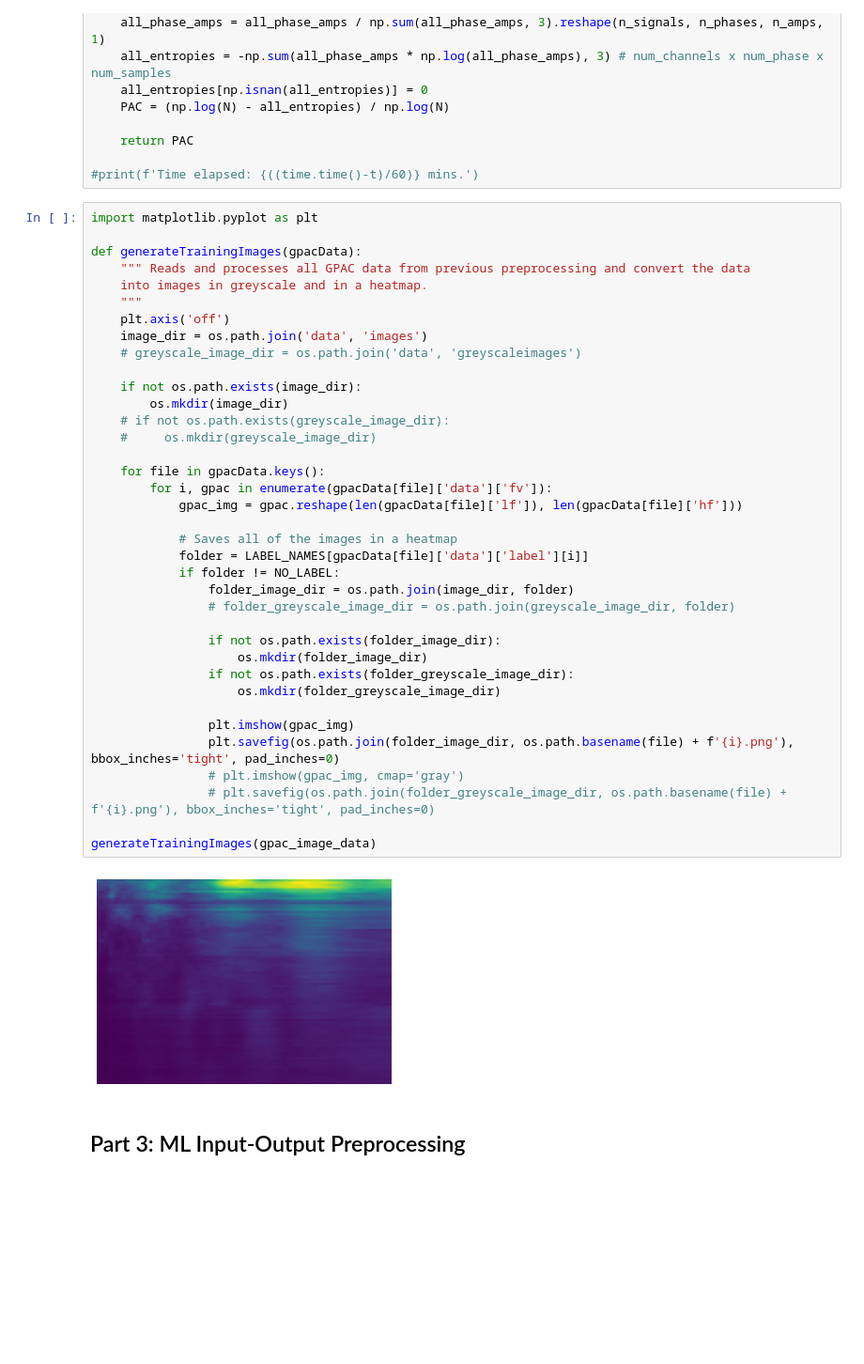
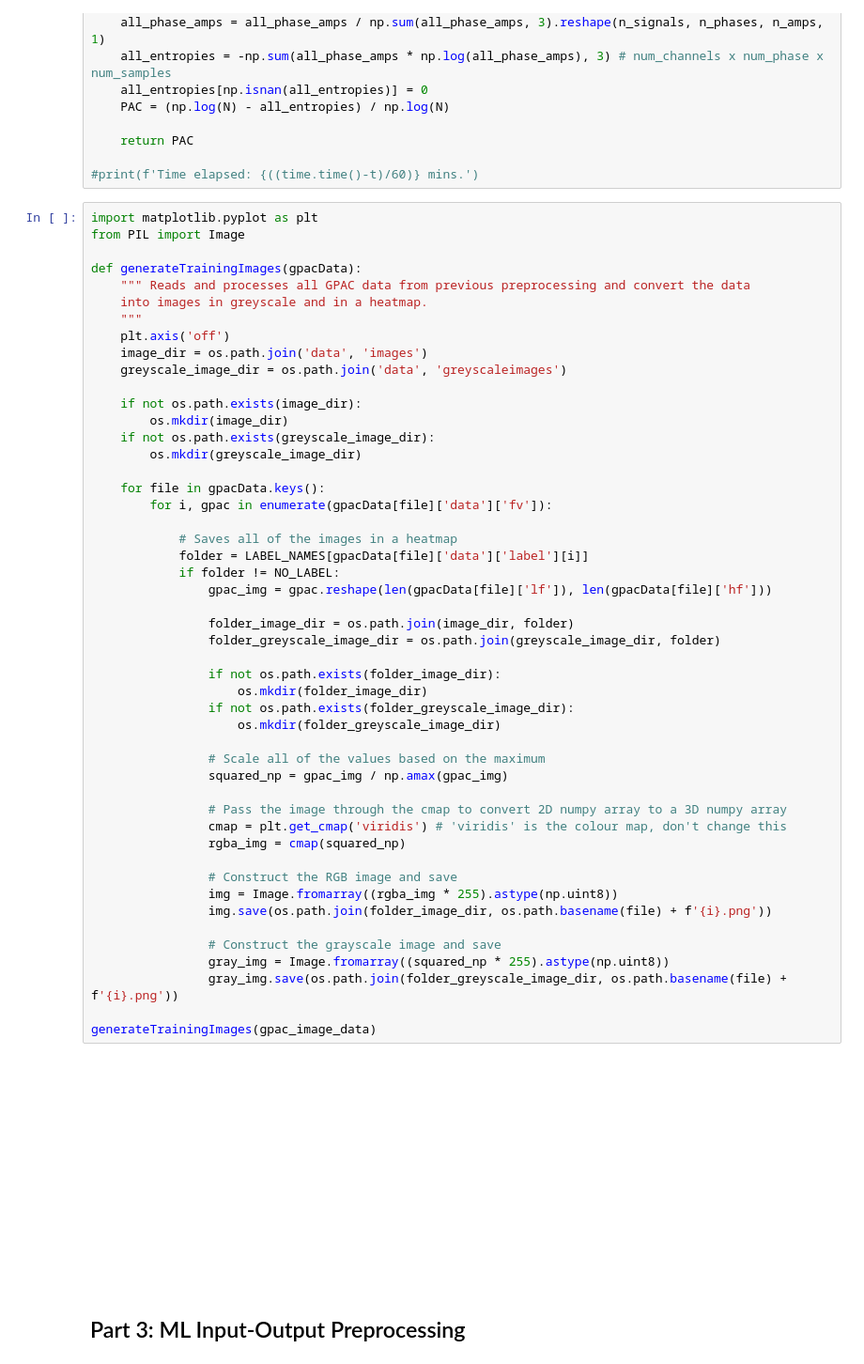
Before and after one commit to ChrisDryden/ECE496, a Jupyter notebook: capstone_project_EEG_detection.ipynb, the cells around one changed output. Shown at 94% size. Saved outputs shown, nothing was run; the diff lists cells and outputs as text; blank space fills up the shorter version.

```diff
--- a/capstone_project_EEG_detection.ipynb
+++ b/capstone_project_EEG_detection.ipynb
@@ -744,43 +736,55 @@ def do_tort_pac_numpy(c1,c2,N=18):
 #print(f'Time elapsed: {((time.time()-t)/60)} mins.')
 # %%
 import matplotlib.pyplot as plt
+from PIL import Image
 
 def generateTrainingImages(gpacData):
     """ Reads and processes all GPAC data from previous preprocessing and convert the data
     into images in greyscale and in a heatmap.
     """
     plt.axis('off')
     image_dir = os.path.join('data', 'images')
-    # greyscale_image_dir = os.path.join('data', 'greyscaleimages')
+    greyscale_image_dir = os.path.join('data', 'greyscaleimages')
 
     if not os.path.exists(image_dir):
         os.mkdir(image_dir)
-    # if not os.path.exists(greyscale_image_dir):
-    #     os.mkdir(greyscale_image_dir)
+    if not os.path.exists(greyscale_image_dir):
+        os.mkdir(greyscale_image_dir)
 
     for file in gpacData.keys():
         for i, gpac in enumerate(gpacData[file]['data']['fv']):
-            gpac_img = gpac.reshape(len(gpacData[file]['lf']), len(gpacData[file]['hf']))
 
             # Saves all of the images in a heatmap
             folder = LABEL_NAMES[gpacData[file]['data']['label'][i]]
             if folder != NO_LABEL:
+                gpac_img = gpac.reshape(len(gpacData[file]['lf']), len(gpacData[file]['hf']))
+
                 folder_image_dir = os.path.join(image_dir, folder)
-                # folder_greyscale_image_dir = os.path.join(greyscale_image_dir, folder)
+                folder_greyscale_image_dir = os.path.join(greyscale_image_dir, folder)
 
                 if not os.path.exists(folder_image_dir):
                     os.mkdir(folder_image_dir)
                 if not os.path.exists(folder_greyscale_image_dir):
                     os.mkdir(folder_greyscale_image_dir)
 
-                plt.imshow(gpac_img)
-                plt.savefig(os.path.join(folder_image_dir, os.path.basename(file) + f'{i}.png'), bbox_inches='tight', pad_inches=0)
-                # plt.imshow(gpac_img, cmap='gray')
-                # plt.savefig(os.path.join(folder_greyscale_image_dir, os.path.basename(file) + f'{i}.png'), bbox_inches='tight', pad_inches=0)
+                # Scale all of the values based on the maximum
+                squared_np = gpac_img / np.amax(gpac_img)
+
+                # Pass the image through the cmap to convert 2D numpy array to a 3D numpy array
+                cmap = plt.get_cmap('viridis') # 'viridis' is the colour map, don't change this
+                rgba_img = cmap(squared_np)
+
+                # Construct the RGB image and save
+                img = Image.fromarray((rgba_img * 255).astype(np.uint8))
+                img.save(os.path.join(folder_image_dir, os.path.basename(file) + f'{i}.png'))
+
+                # Construct the grayscale image and save
+                gray_img = Image.fromarray((squared_np * 255).astype(np.uint8))
+                gray_img.save(os.path.join(folder_greyscale_image_dir, os.path.basename(file) + f'{i}.png'))
 
 generateTrainingImages(gpac_image_data)
 # %% [output]
-[figure, old version]
+[figure, new version]
 # %% [markdown]
 ## Part 3: ML Input-Output Preprocessing
 # %%
```
Also changed, not shown: parts of 7 cells of this notebook.
